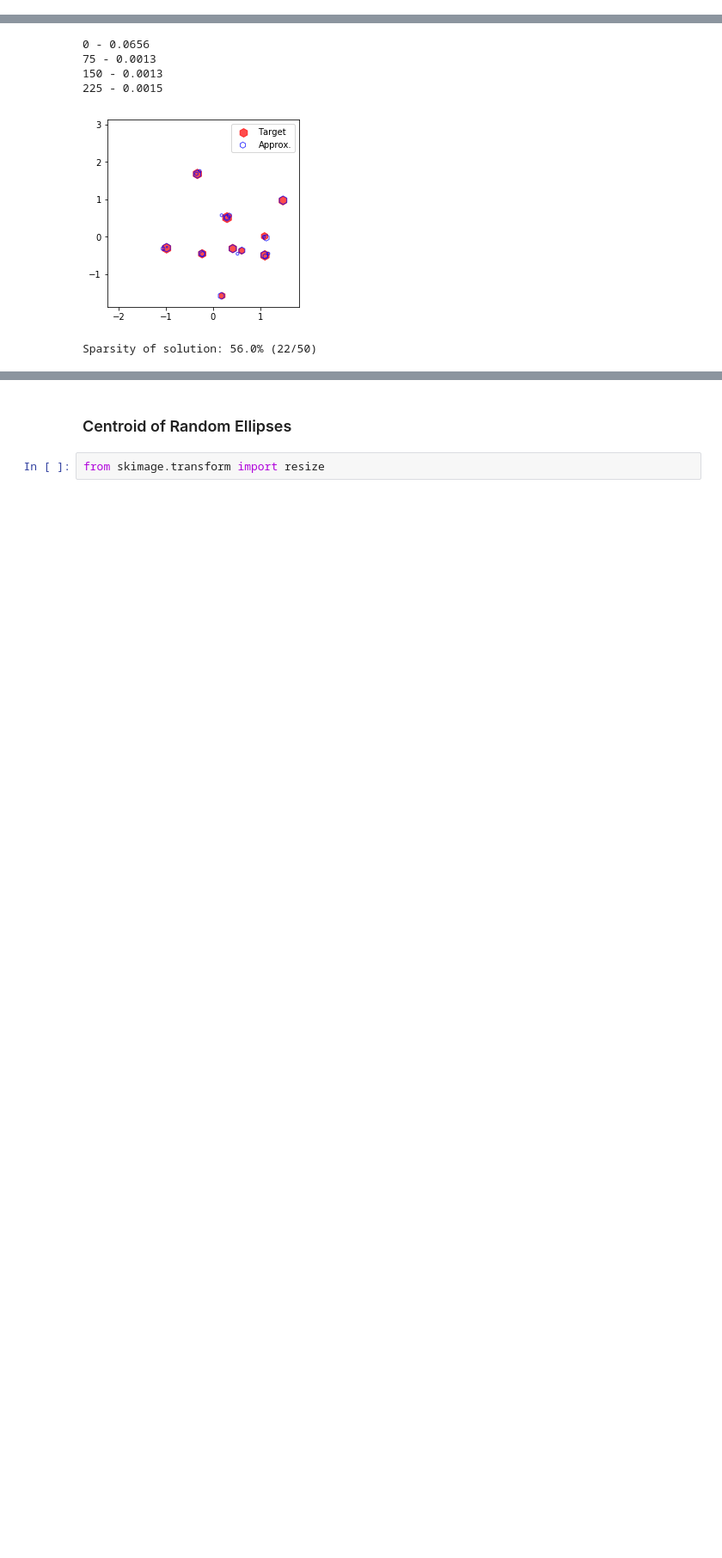
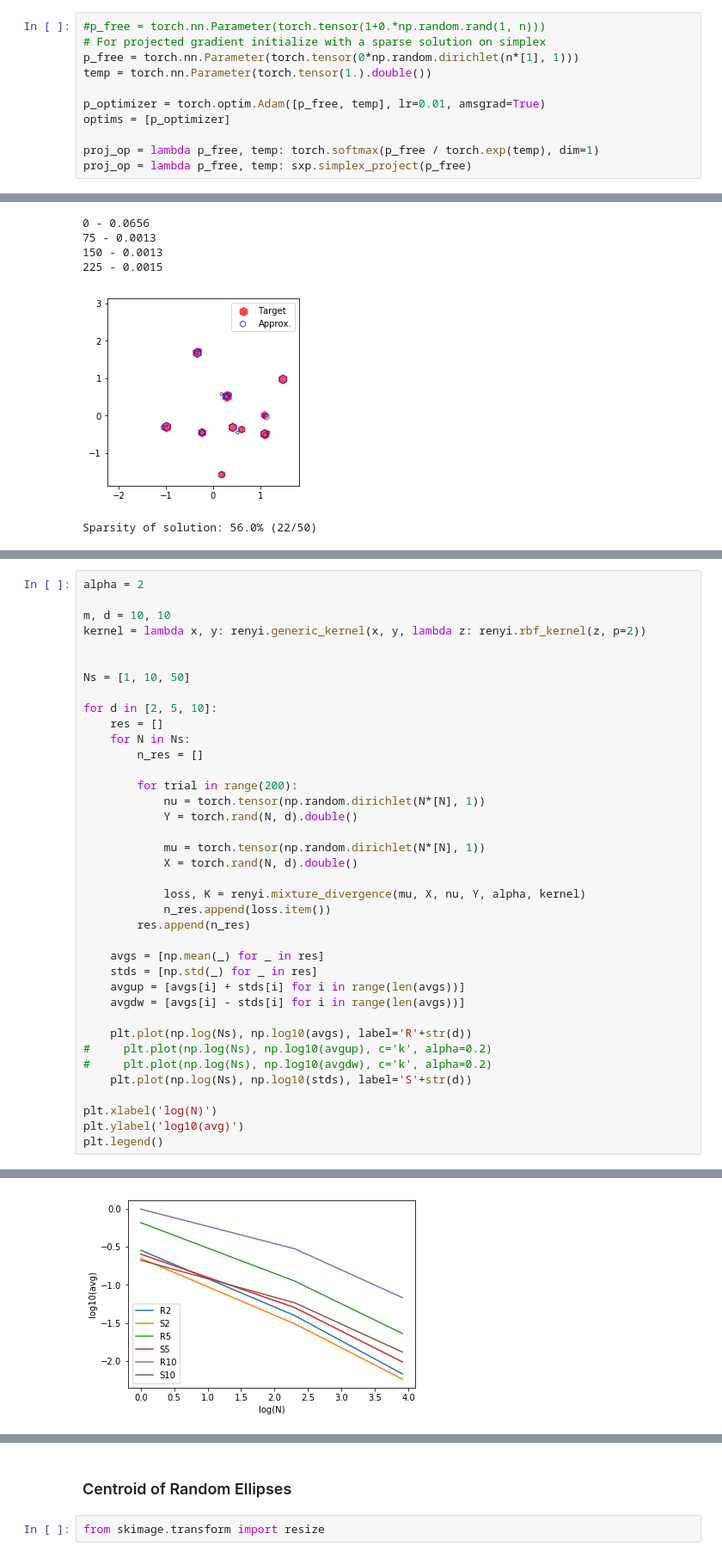
Before and after one commit to gallego-posada/gait, a Jupyter notebook: metric_it.ipynb, the cells around one changed output, grey strips where cells are left out. Shown at 86% size. Drawn from its saved outputs; the diff is of its cells as text; blank space fills up the shorter version.

```diff
--- a/metric_it.ipynb
+++ b/metric_it.ipynb
@@ -36,0 +124,11 @@ Special Case: If we have a metric space $(\X, d)$, we can define $\k(x, y) \tria
+# %%
+#p_free = torch.nn.Parameter(torch.tensor(1+0.*np.random.rand(1, n)))
+# For projected gradient initialize with a sparse solution on simplex
+p_free = torch.nn.Parameter(torch.tensor(0*np.random.dirichlet(n*[1], 1)))
+temp = torch.nn.Parameter(torch.tensor(1.).double())
+
+p_optimizer = torch.optim.Adam([p_free, temp], lr=0.01, amsgrad=True)
+optims = [p_optimizer]
+
+proj_op = lambda p_free, temp: torch.softmax(p_free / torch.exp(temp), dim=1)
+proj_op = lambda p_free, temp: sxp.simplex_project(p_free)
@@ -169,0 +298,39 @@ Sparsity of solution: 56.0% (22/50)
+# %%
+alpha = 2
+
+m, d = 10, 10
+kernel = lambda x, y: renyi.generic_kernel(x, y, lambda z: renyi.rbf_kernel(z, p=2))
+
+
+Ns = [1, 10, 50]
+
+for d in [2, 5, 10]:
+    res = []
+    for N in Ns:
+        n_res = []
+
+        for trial in range(200):
+            nu = torch.tensor(np.random.dirichlet(N*[N], 1))
+            Y = torch.rand(N, d).double()
+
+            mu = torch.tensor(np.random.dirichlet(N*[N], 1))
+            X = torch.rand(N, d).double()
+
+            loss, K = renyi.mixture_divergence(mu, X, nu, Y, alpha, kernel)
+            n_res.append(loss.item())
+        res.append(n_res)
+
+    avgs = [np.mean(_) for _ in res]
+    stds = [np.std(_) for _ in res]
+    avgup = [avgs[i] + stds[i] for i in range(len(avgs))]
+    avgdw = [avgs[i] - stds[i] for i in range(len(avgs))]
+
+    plt.plot(np.log(Ns), np.log10(avgs), label='R'+str(d))
+#     plt.plot(np.log(Ns), np.log10(avgup), c='k', alpha=0.2)
+#     plt.plot(np.log(Ns), np.log10(avgdw), c='k', alpha=0.2)
+    plt.plot(np.log(Ns), np.log10(stds), label='S'+str(d))
+
+plt.xlabel('log(N)')
+plt.ylabel('log10(avg)')
+plt.legend()
+# %% [output]
@@ -169,0 +338 @@ Sparsity of solution: 56.0% (22/50)
+[figure, added]
```
Also changed, not shown: parts of 28 cells of this notebook, 6 other files.
